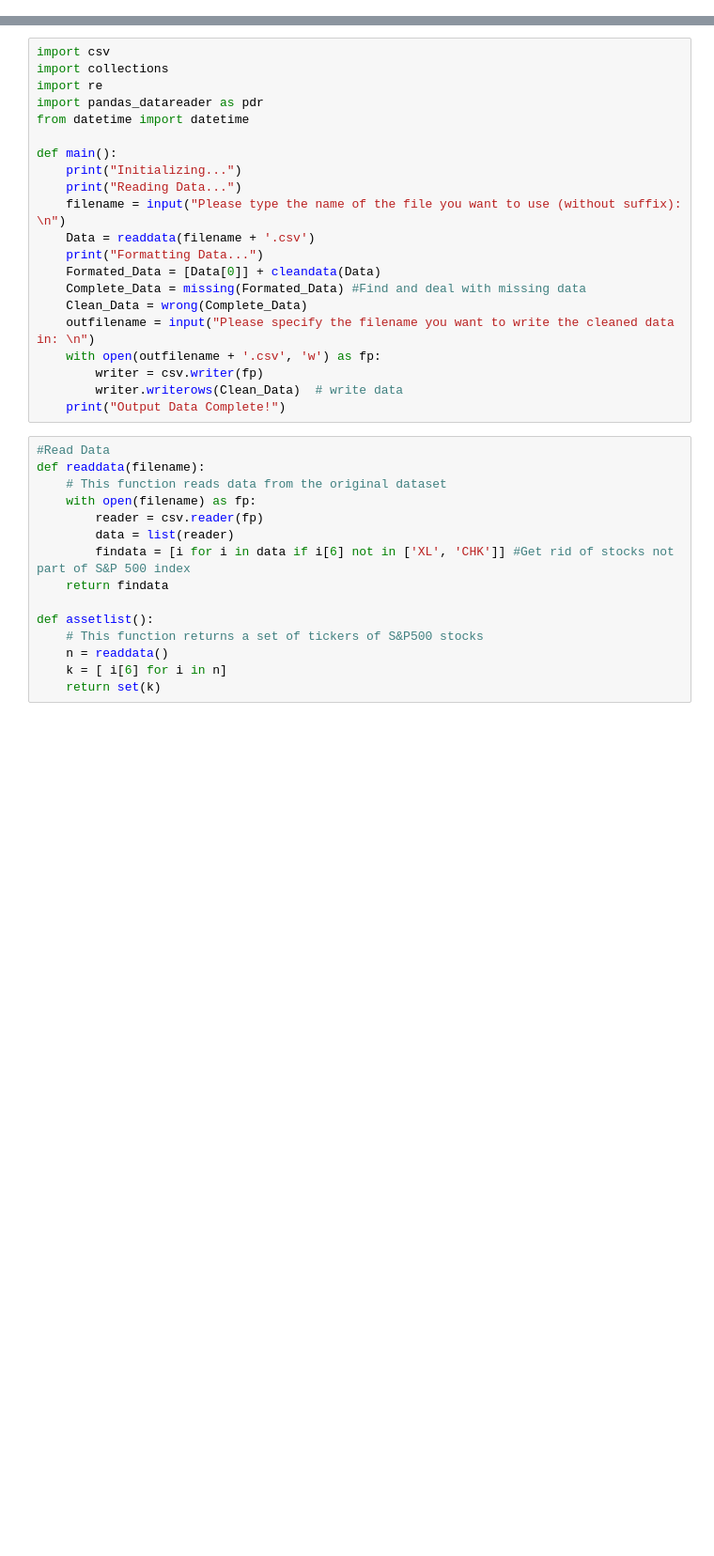
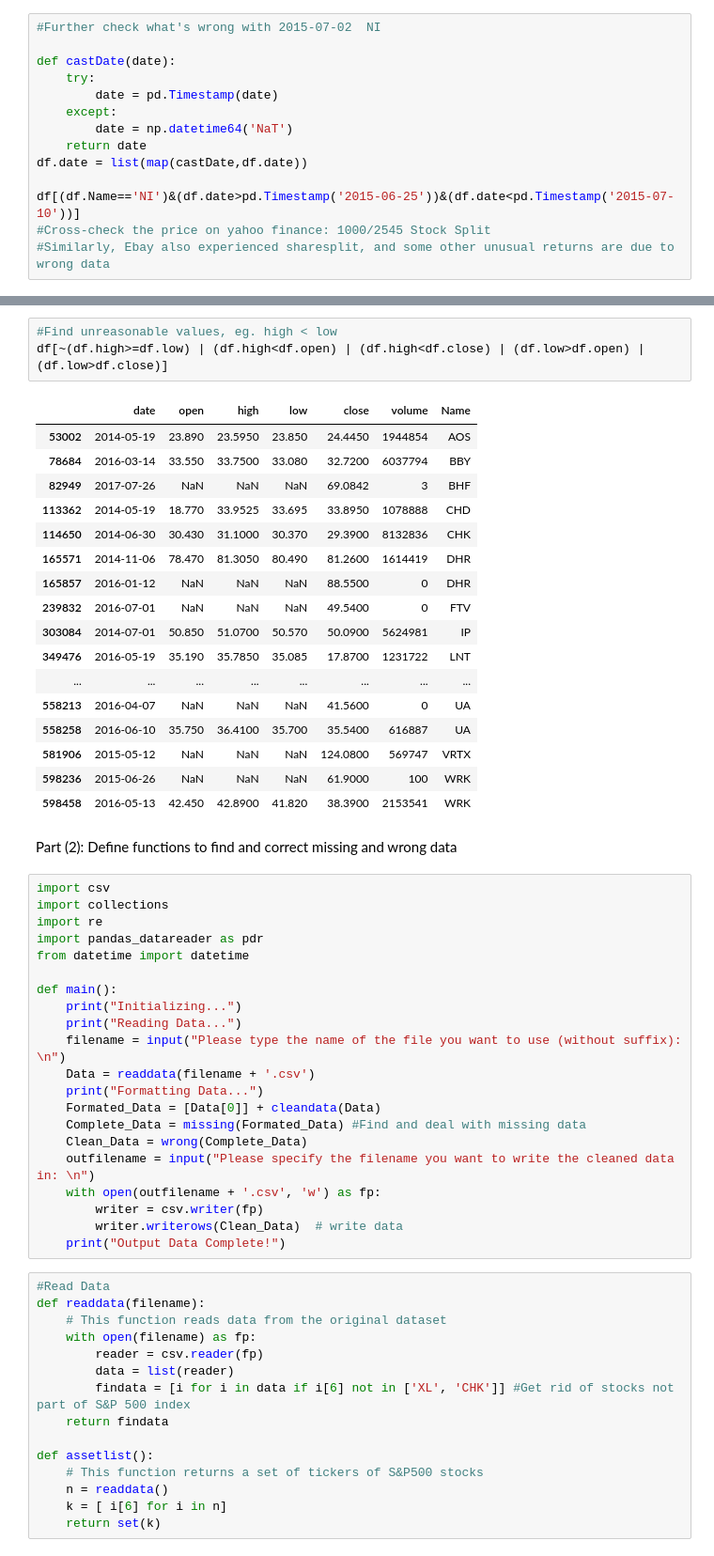
Before and after one commit to Cosmopolitaine/Tools-Project-Data-Cleaning, a Jupyter notebook: Data_Cleaning.ipynb, the cells around one changed output, grey strips where cells are left out. Shown at 94% size. Drawn from its saved outputs; the diff is of its cells as text; blank space fills up the shorter version.

```diff
--- a/Data_Cleaning.ipynb
+++ b/Data_Cleaning.ipynb
@@ -4,0 +73,14 @@
+# %%
+#Further check what's wrong with 2015-07-02  NI
+
+def castDate(date):
+    try:
+        date = pd.Timestamp(date)
+    except:
+        date = np.datetime64('NaT')
+    return date
+df.date = list(map(castDate,df.date))
+
+df[(df.Name=='NI')&(df.date>pd.Timestamp('2015-06-25'))&(df.date<pd.Timestamp('2015-07-10'))]
+#Cross-check the price on yahoo finance: 1000/2545 Stock Split
+#Similarly, Ebay also experienced sharesplit, and some other unusual returns are due to wrong data
@@ -5,3 +98,26 @@
+# %%
+#Find unreasonable values, eg. high < low
+df[~(df.high>=df.low) | (df.high<df.open) | (df.high<df.close) | (df.low>df.open) | (df.low>df.close)]
+# %% [output]
+|  | date | open | high | low | close | volume | Name |
+| 53002 | 2014-05-19 | 23.890 | 23.5950 | 23.850 | 24.4450 | 1944854 | AOS |
+| 78684 | 2016-03-14 | 33.550 | 33.7500 | 33.080 | 32.7200 | 6037794 | BBY |
+| 82949 | 2017-07-26 | NaN | NaN | NaN | 69.0842 | 3 | BHF |
+| 113362 | 2014-05-19 | 18.770 | 33.9525 | 33.695 | 33.8950 | 1078888 | CHD |
+| 114650 | 2014-06-30 | 30.430 | 31.1000 | 30.370 | 29.3900 | 8132836 | CHK |
+| 165571 | 2014-11-06 | 78.470 | 81.3050 | 80.490 | 81.2600 | 1614419 | DHR |
+| 165857 | 2016-01-12 | NaN | NaN | NaN | 88.5500 | 0 | DHR |
+| 239832 | 2016-07-01 | NaN | NaN | NaN | 49.5400 | 0 | FTV |
+| 303084 | 2014-07-01 | 50.850 | 51.0700 | 50.570 | 50.0900 | 5624981 | IP |
+| 349476 | 2016-05-19 | 35.190 | 35.7850 | 35.085 | 17.8700 | 1231722 | LNT |
+| ... | ... | ... | ... | ... | ... | ... | ... |
+| 558213 | 2016-04-07 | NaN | NaN | NaN | 41.5600 | 0 | UA |
+| 558258 | 2016-06-10 | 35.750 | 36.4100 | 35.700 | 35.5400 | 616887 | UA |
+| 581906 | 2015-05-12 | NaN | NaN | NaN | 124.0800 | 569747 | VRTX |
+| 598236 | 2015-06-26 | NaN | NaN | NaN | 61.9000 | 100 | WRK |
+| 598458 | 2016-05-13 | 42.450 | 42.8900 | 41.820 | 38.3900 | 2153541 | WRK |
+# %% [markdown]
+Part (2): Define functions to find and correct missing and wrong data
 # %%
 import csv
 import collections
```
Also changed, not shown: parts of 12 cells of this notebook.
